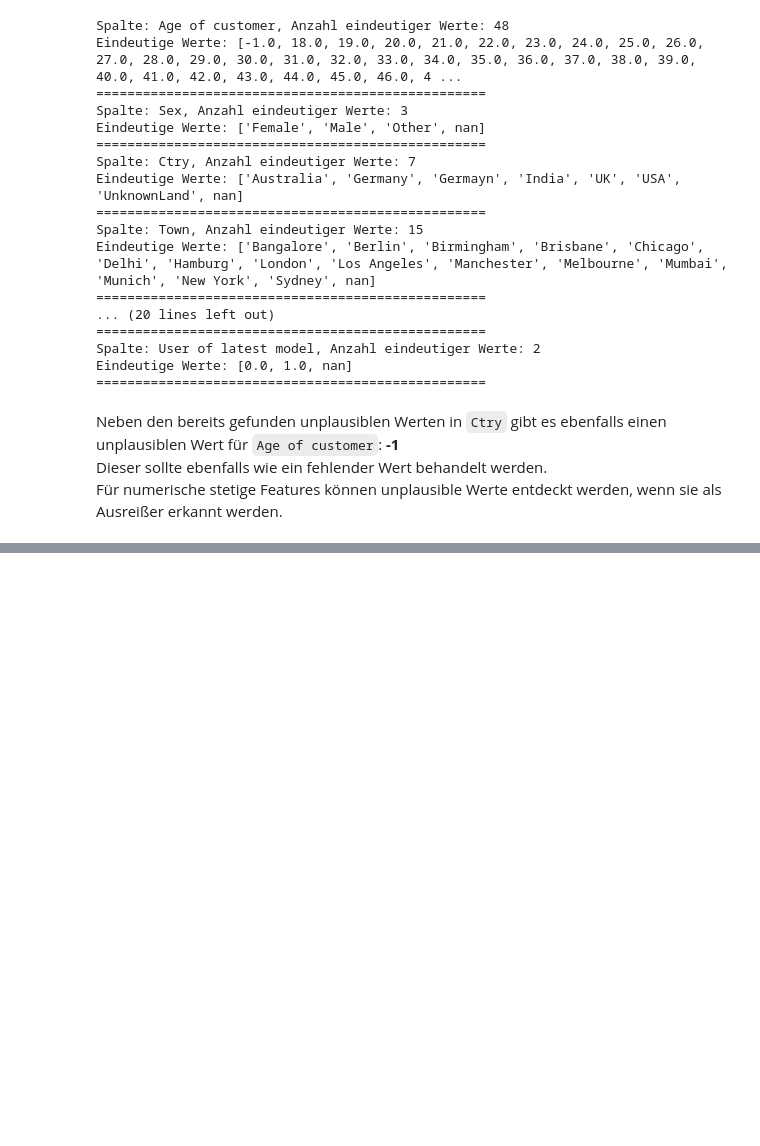
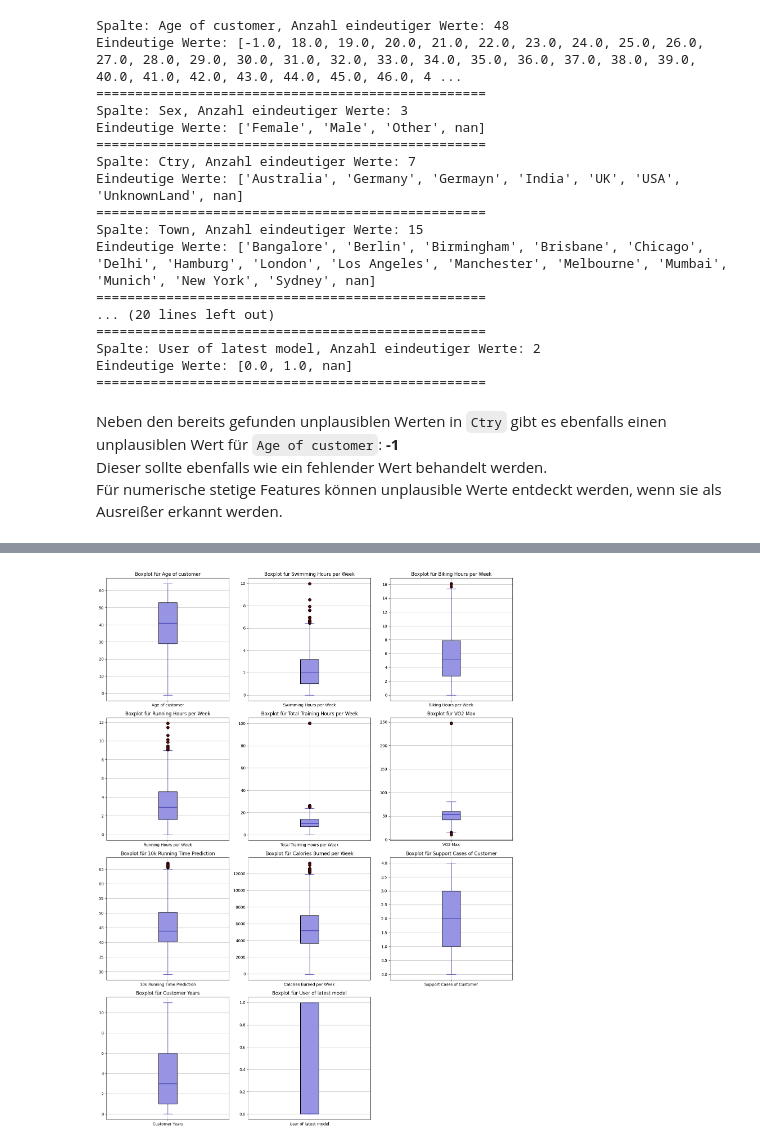
Before and after one commit to MarioKrupinski/Introduction-to-Data-Science-AI, a Jupyter notebook: notebooks/eda.ipynb, the cells around one changed output, grey strips where cells are left out. Cells and saved outputs as stored; diff of their text form; code cells hidden in the pictures; blank space fills up the shorter version.

Commit message:
Update eda.ipynb
EDA numerische Variablen

```diff
--- a/notebooks/eda.ipynb
+++ b/notebooks/eda.ipynb
@@ -15,6 +19,9 @@ from utils import hex_to_rgb_normalized
 # %%
 # Farben für Diagramme
 color1 = '#9794E4' # Hellblau
+color2 = '#120D95' # Dunkelblau
+color3 = '#5F0607' # Dunkelrot
+color4 = '#3E0E4B' # Lila
 # %% [markdown]
 ### Data load
 # %%
@@ -290,0 +313,5 @@ Für numerische stetige Features können unplausible Werte entdeckt werden, wenn
+# %%
+numerical_cols = df_training.select_dtypes(include=['number']).columns
+numeric_features = df_training[numerical_cols].drop(columns=['User of latest model']).columns
+label = 'User of latest model'
+features = df_training.drop(columns=['User of latest model'])
@@ -290,0 +351,32 @@ Für numerische stetige Features können unplausible Werte entdeckt werden, wenn
+# %%
+# Rastergröße festlegen (z.B. 2 Zeilen und so viele Spalten wie benötigt)
+ncols = 3  # Anzahl der Spalten im Raster
+nrows = (len(numerical_cols) // ncols) + (len(numerical_cols) % ncols > 0)  # Berechnet die notwendige Anzahl an Zeilen
+
+# Subplots erstellen
+fig, axes = plt.subplots(nrows=nrows, ncols=ncols, figsize=(15, 5 * nrows))
+
+# Alle Achsen in einer Liste speichern, um sie zu iterieren
+axes = axes.flatten()
+
+# Durch jede numerische Spalte iterieren und einen Boxplot erstellen
+for i, col in enumerate(numerical_cols):
+    ax = axes[i]  # Der aktuelle Achsenbereich
+    df_training.boxplot(column=col, ax=ax, patch_artist=True,
+                        boxprops=dict(facecolor=color1, color='black'),
+                        whiskerprops=dict(color=color2),
+                        flierprops=dict(markerfacecolor=color3, marker='o', markersize=7),
+                        capprops=dict(color=color2),
+                        medianprops=dict(color=color2))
+    ax.set_title(f"Boxplot für {col}")
+    ax.grid(True)
+
+# Überflüssige Subplots ausblenden (falls es mehr Plätze im Raster gibt als Spalten)
+for j in range(i + 1, len(axes)):
+    axes[j].axis('off')
+
+# Plot anzeigen
+plt.tight_layout()  # Layout anpassen
+plt.show()
+# %% [output]
+[figure, added]
```
Also changed, not shown: parts of 28 cells of this notebook.
